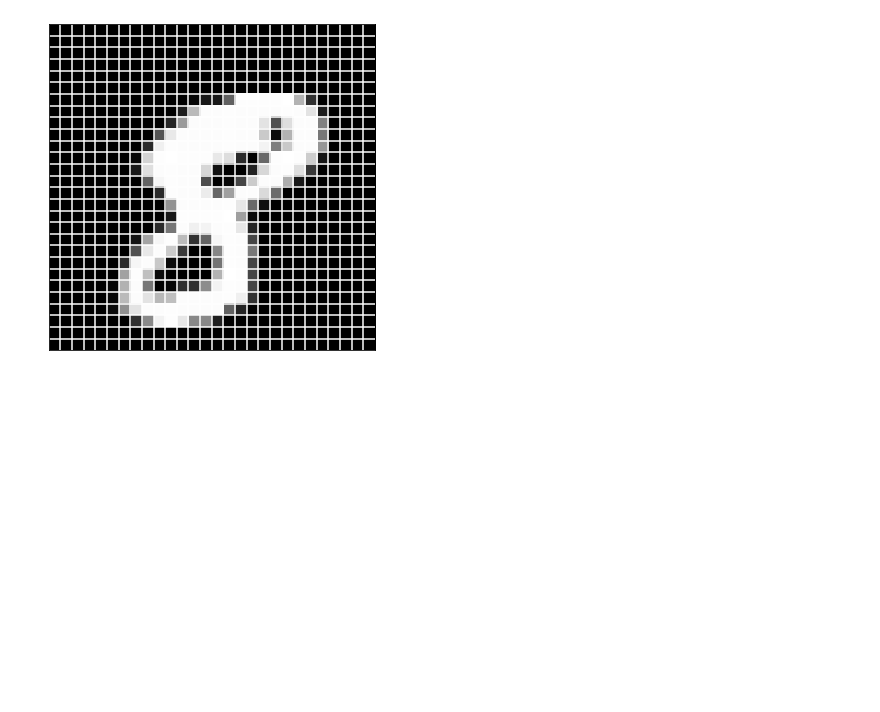
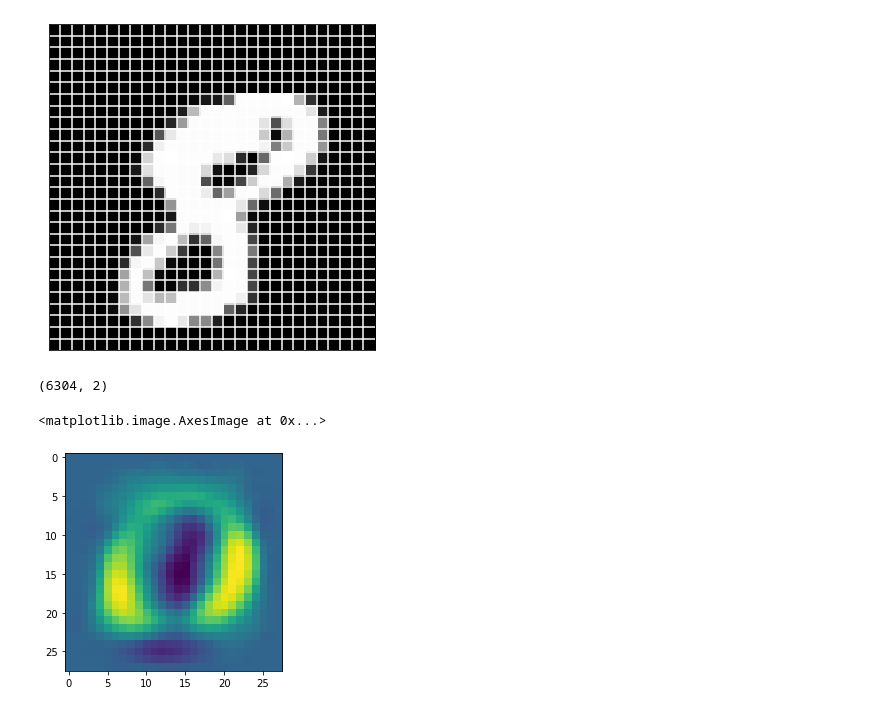
Before and after one commit to venkatesh-eranti/MNIST_PCA, a Jupyter notebook: MNIST_PCA.ipynb, the cells around one changed output. Saved outputs shown, nothing was run; the diff lists cells and outputs as text; code cells hidden in the pictures; blank space fills up the shorter version.

```diff
--- a/MNIST_PCA.ipynb
+++ b/MNIST_PCA.ipynb
@@ -237,3 +237,15 @@ plt.yticks([]) #removes numbered labels on y-axis
 # %% [output]
 ([], <a list of 0 Text major ticklabel objects>)
 [figure]
+# %%
+pca=PCA(n_components=2).fit(scaled_x)
+scaled_x_pca=pca.transform(scaled_x)
+# %%
+scaled_x_pca.shape
+# %% [output]
+(6304, 2)
+# %%
+plt.imshow(pca.components_[0].reshape(28,28))
+# %% [output]
+<matplotlib.image.AxesImage at 0x...>
+[figure, added]
```
Also changed, not shown: parts of 6 cells of this notebook.
